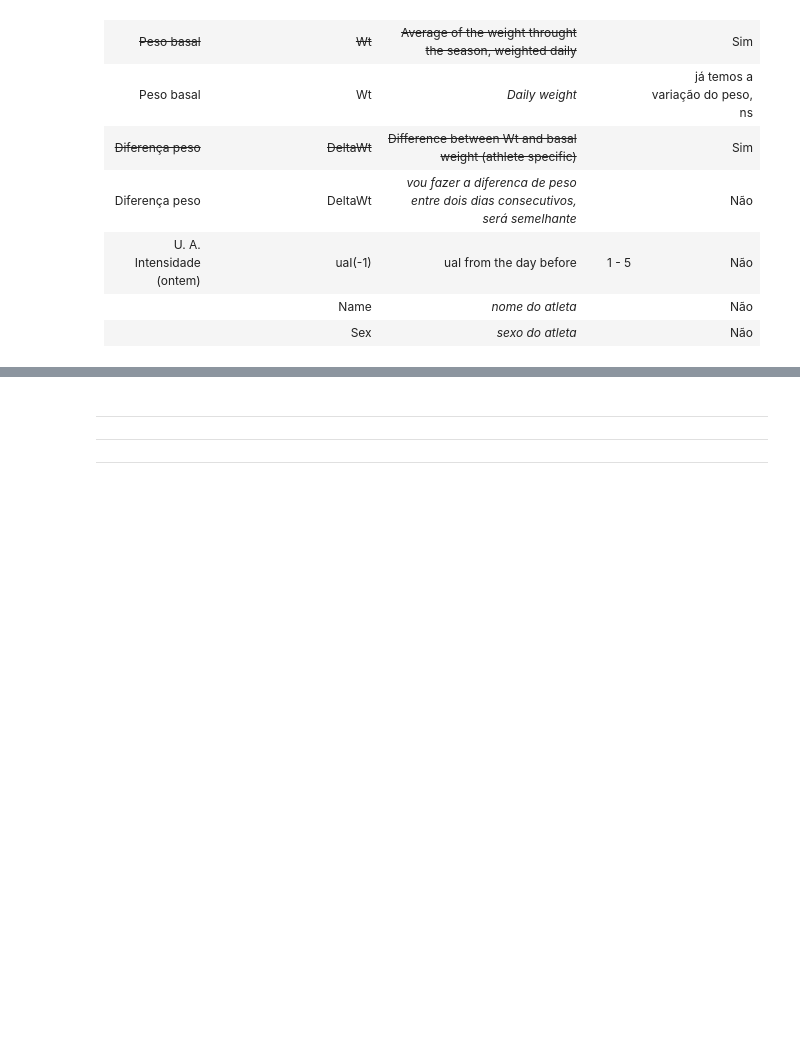
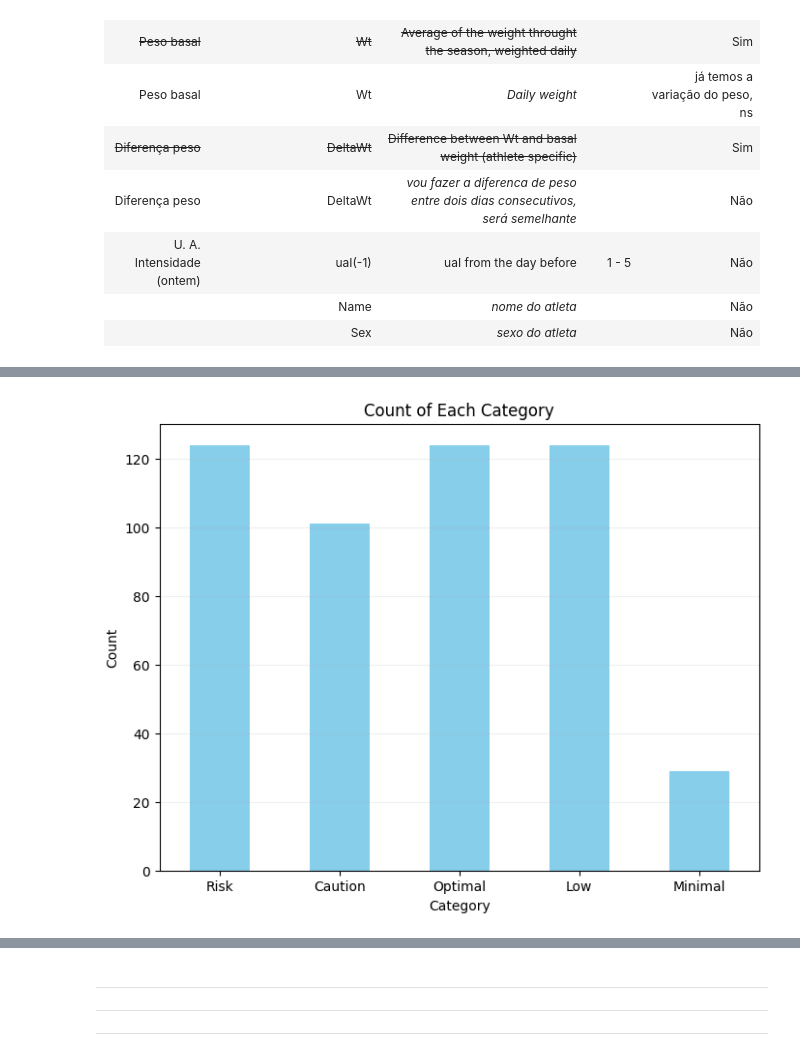
Before and after one commit to jepe06/Project-One---Fatigue-Index, a Jupyter notebook: Proj_one.ipynb, the cells around one changed output, grey strips where cells are left out. Cells and saved outputs as stored; diff of their text form; code cells hidden in the pictures; blank space fills up the shorter version.

```diff
--- a/Proj_one.ipynb
+++ b/Proj_one.ipynb
@@ -131,0 +174,15 @@ memory usage: 169.1+ KB
+# %%
+limite = contagem["Risk"]
+df_limited = df.groupby('FatigInd', group_keys=False).apply(lambda group: group.head(min(len(group), limite)))#.reset_index(drop=True)
+
+contagem = df_limited["FatigInd"].value_counts()
+contagem = contagem.reindex(["Risk", "Caution", "Optimal", "Low", "Minimal"])
+contagem.plot(kind='bar', color='skyblue', figsize=(8, 6))
+plt.title('Count of Each Category')
+plt.xlabel('Category')
+plt.ylabel('Count')
+plt.grid(axis='y', alpha=0.2)
+plt.xticks(rotation=0)
+plt.show()
+# %% [output]
+[figure, added]
```
Also changed, not shown: parts of 11 cells of this notebook, 1 other file.
